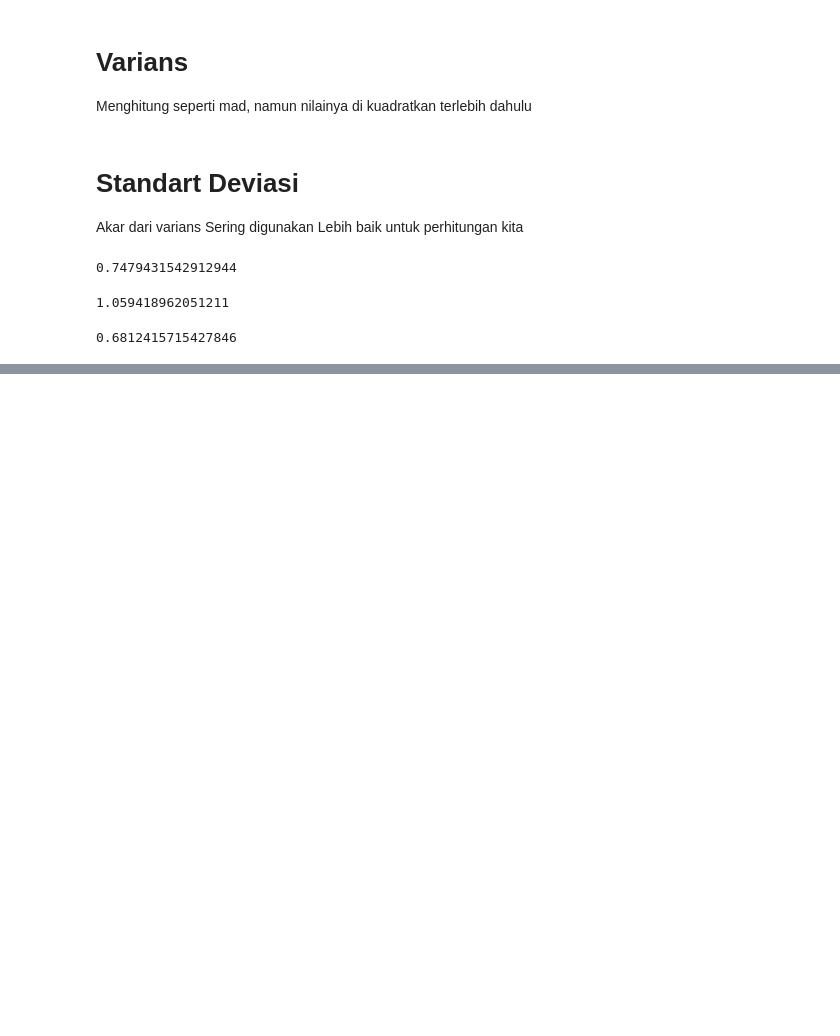
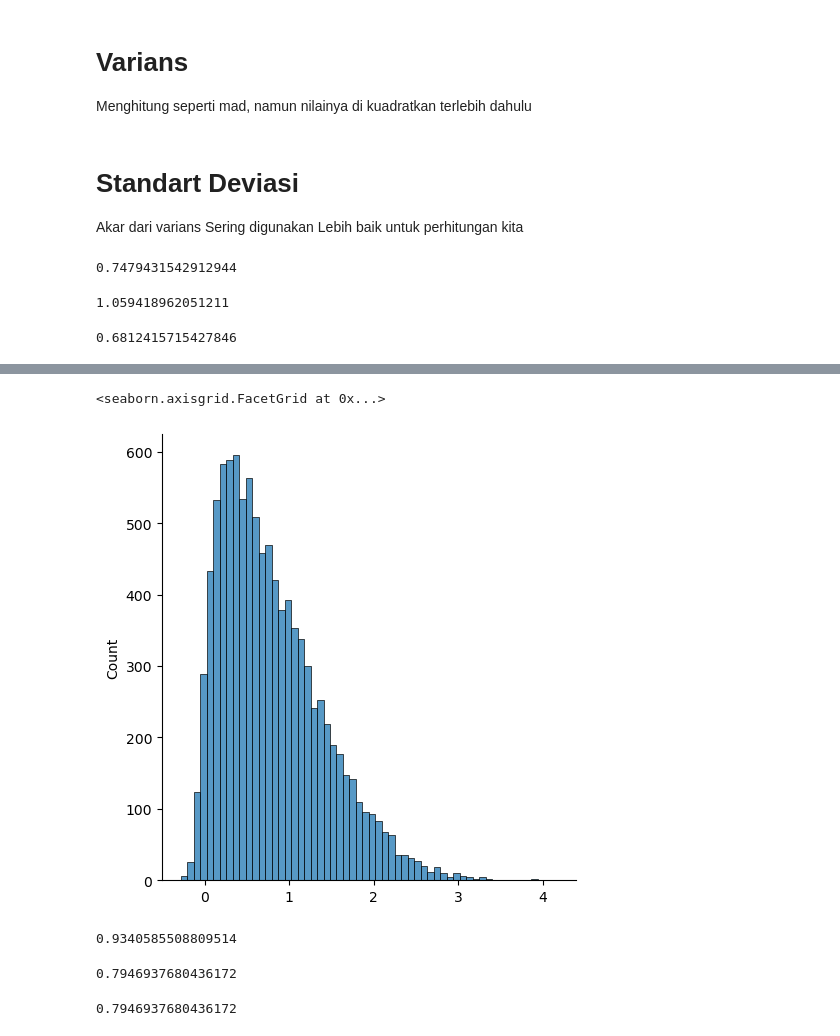
Before and after one commit to nuraln/stupend-lesson, a Jupyter notebook: Materi/09. Statistic descriptive/Untitled9.ipynb, the cells around one changed output, grey strips where cells are left out. Saved outputs shown, nothing was run; the diff lists cells and outputs as text; code cells hidden in the pictures; blank space fills up the shorter version.

```diff
--- a/Materi/09. Statistic descriptive/Untitled9.ipynb
+++ b/Materi/09. Statistic descriptive/Untitled9.ipynb
@@ -133,0 +177,18 @@ kalo numpy pake
+# %%
+x2 = scipy.stats.skewnorm.rvs(a=10,size=10000)
+sns.displot(x2)
+# %% [output]
+<seaborn.axisgrid.FacetGrid at 0x...>
+[figure, added]
+# %%
+scipy.stats.skew(x2)
+# %% [output]
+0.9340585508809514
+# %%
+scipy.mean(x2)
+# %% [output]
+0.7946937680436172
+# %%
+np.mean(x2)
+# %% [output]
+0.7946937680436172
```
Also changed, not shown: parts of 38 cells of this notebook.
